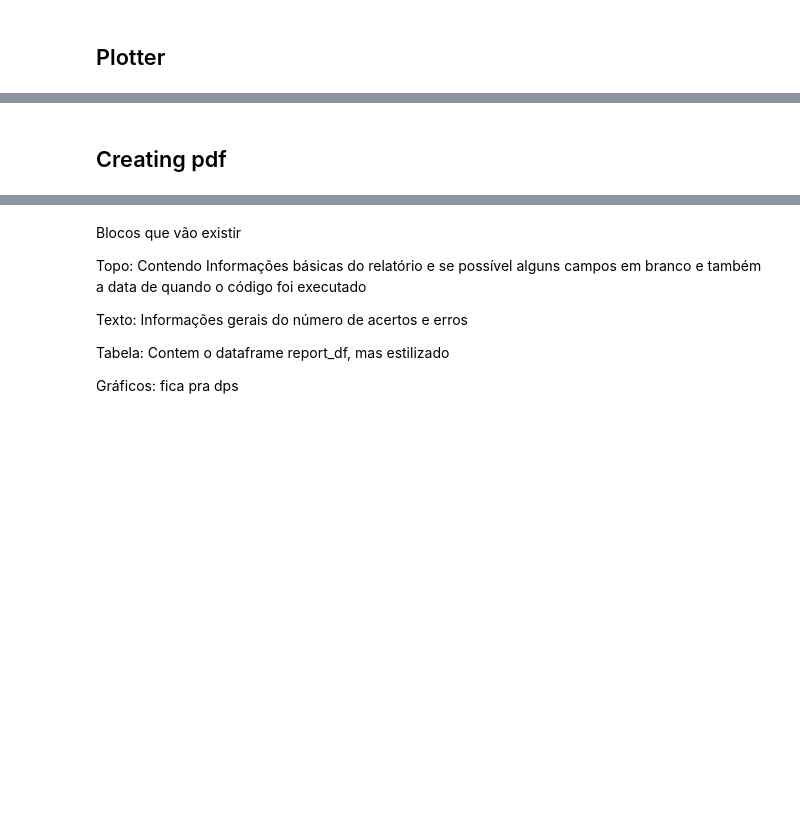
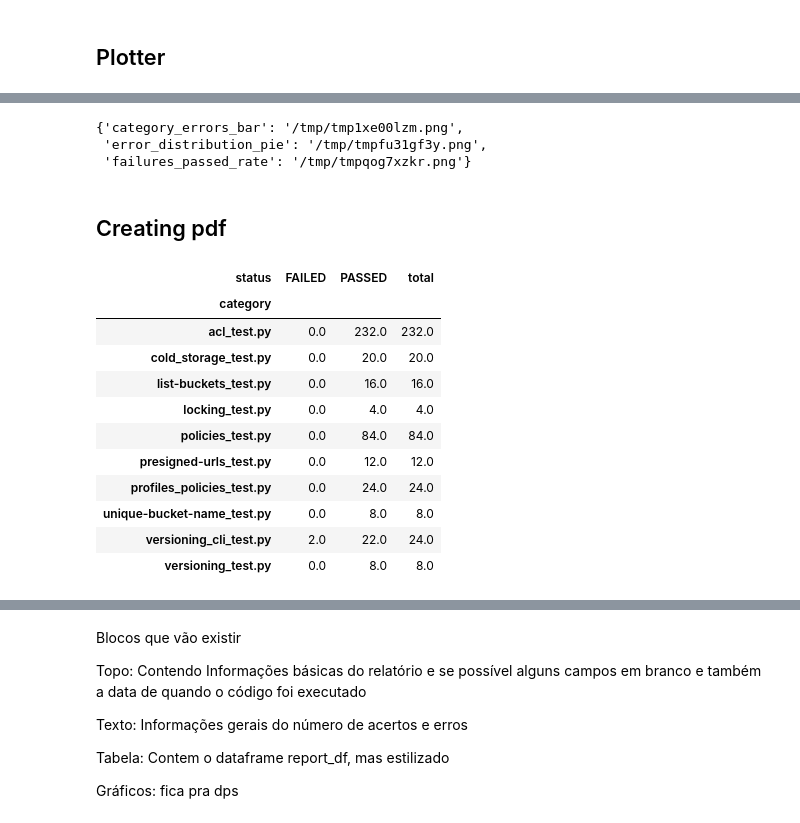
Before and after one commit to 2xlhe/gh-Actions-Reader, a Jupyter notebook: report.ipynb, the cells around one changed output, grey strips where cells are left out. Cells and saved outputs as stored; diff of their text form; code cells hidden in the pictures; blank space fills up the shorter version.

```diff
--- a/report.ipynb
+++ b/report.ipynb
@@ -173,2 +259,15 @@ def categories_failures_passied_rate(status_freq_df):
+# %%
+def build_all_graphs():
+    return {
+        'category_errors_bar': plot_category_errors_bar(error_df),
+        'error_distribution_pie': error_distribution_pie_chart(error_distribution_df),
+        'failures_passed_rate': categories_failures_passed_rate(status_freq_df),
+    }
+
+build_all_graphs()
+# %% [output]
+{'category_errors_bar': '/tmp/tmp1xe00lzm.png',
+ 'error_distribution_pie': '/tmp/tmpfu31gf3y.png',
+ 'failures_passed_rate': '/tmp/tmpqog7xzkr.png'}
 # %% [markdown]
 ## Creating pdf
@@ -179,3 +274,20 @@ pytest_run_times.index.unique()
+# %%
+p = all_tests_df.groupby(['category','status']).size().unstack('status').fillna(0)
+p['total'] = p['FAILED'] + p['PASSED']
+p
+# %% [output]
+| status | FAILED | PASSED | total |
+| category |  |  |  |
+| acl_test.py | 0.0 | 232.0 | 232.0 |
+| cold_storage_test.py | 0.0 | 20.0 | 20.0 |
+| list-buckets_test.py | 0.0 | 16.0 | 16.0 |
+| locking_test.py | 0.0 | 4.0 | 4.0 |
+| policies_test.py | 0.0 | 84.0 | 84.0 |
+| presigned-urls_test.py | 0.0 | 12.0 | 12.0 |
+| profiles_policies_test.py | 0.0 | 24.0 | 24.0 |
+| unique-bucket-name_test.py | 0.0 | 8.0 | 8.0 |
+| versioning_cli_test.py | 2.0 | 22.0 | 24.0 |
+| versioning_test.py | 0.0 | 8.0 | 8.0 |
 # %%
 # Generate a tuple with the category name and the summed up values of all index of said class
 def get_time(metric):
```
Also changed, not shown: parts of 16 cells of this notebook.
